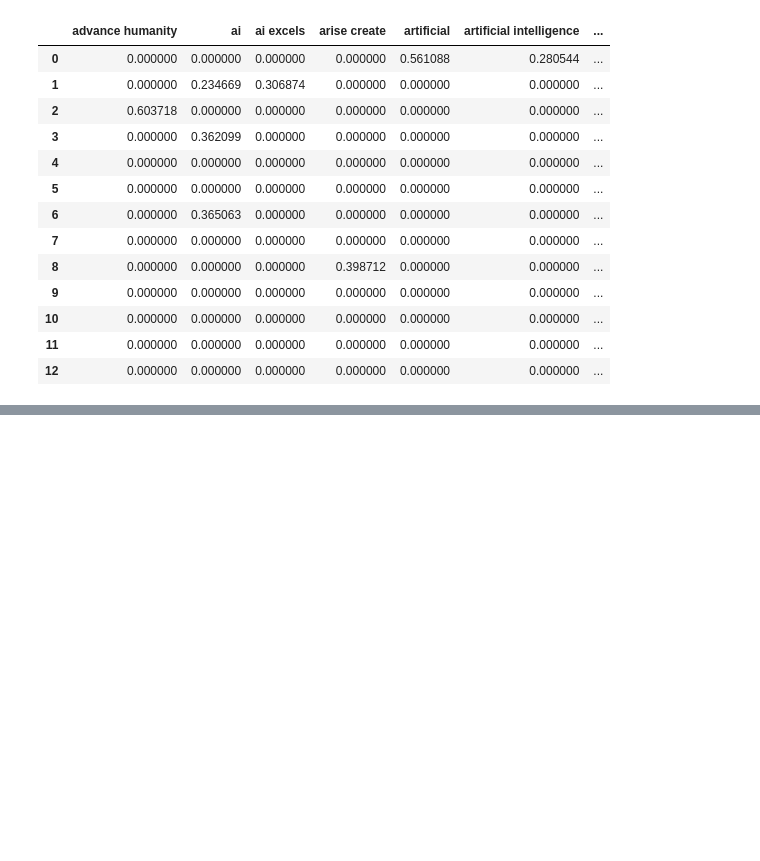
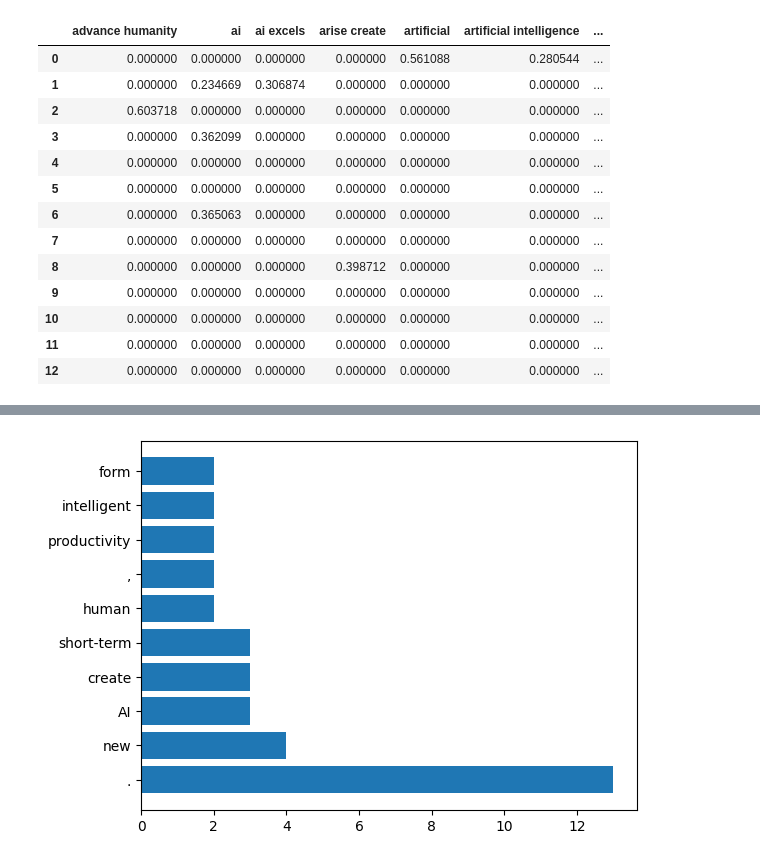
Before and after one commit to AtharvTungatkar/MBA-DAT-617-Data-Science-for-Business, a Jupyter notebook: In Class/nlp_2.ipynb, the cells around one changed output, grey strips where cells are left out. Drawn from its saved outputs; the diff is of its cells as text; code cells hidden in the pictures; blank space fills up the shorter version.

```diff
--- a/In Class/nlp_2.ipynb
+++ b/In Class/nlp_2.ipynb
@@ -274,0 +442,6 @@ tfidf_df.iloc[:,:10]
+# %%
+word_tokens = [word_tokenize(sentence) for sentence in speech]   # word tokens
+print(word_tokens[:1])
+
+sentence_tokens = [sent_tokenize(sentence) for sentence in speech]   # sentence tokens
+print(sentence_tokens[:2])  # same as original result, because text is already broken into sentences
@@ -274,0 +451,10 @@ tfidf_df.iloc[:,:10]
+# %%
+filtered_tokens = []
+for tokens in word_tokens:
+    filtered = [word for word in tokens if word.lower() not in stopwords.words('english')]
+    filtered_tokens.append(filtered)
+print(word_tokens[0],
+      '\n',
+      '--------------------------------',
+      '\n',
+      filtered_tokens[0])
@@ -274,0 +465,10 @@ tfidf_df.iloc[:,:10]
+# %%
+all_words = []
+for tokens in filtered_tokens:
+    all_words.extend(tokens)
+df = pd.DataFrame(Counter(all_words).items(), columns=['word','n'])
+df_top_10 = df.sort_values('n', ascending=False).head(10)
+plt.barh(df_top_10.word, df_top_10.n)
+plt.show()
+# %% [output]
+[figure, added]
```
Also changed, not shown: parts of 15 cells of this notebook, 11 other files.
